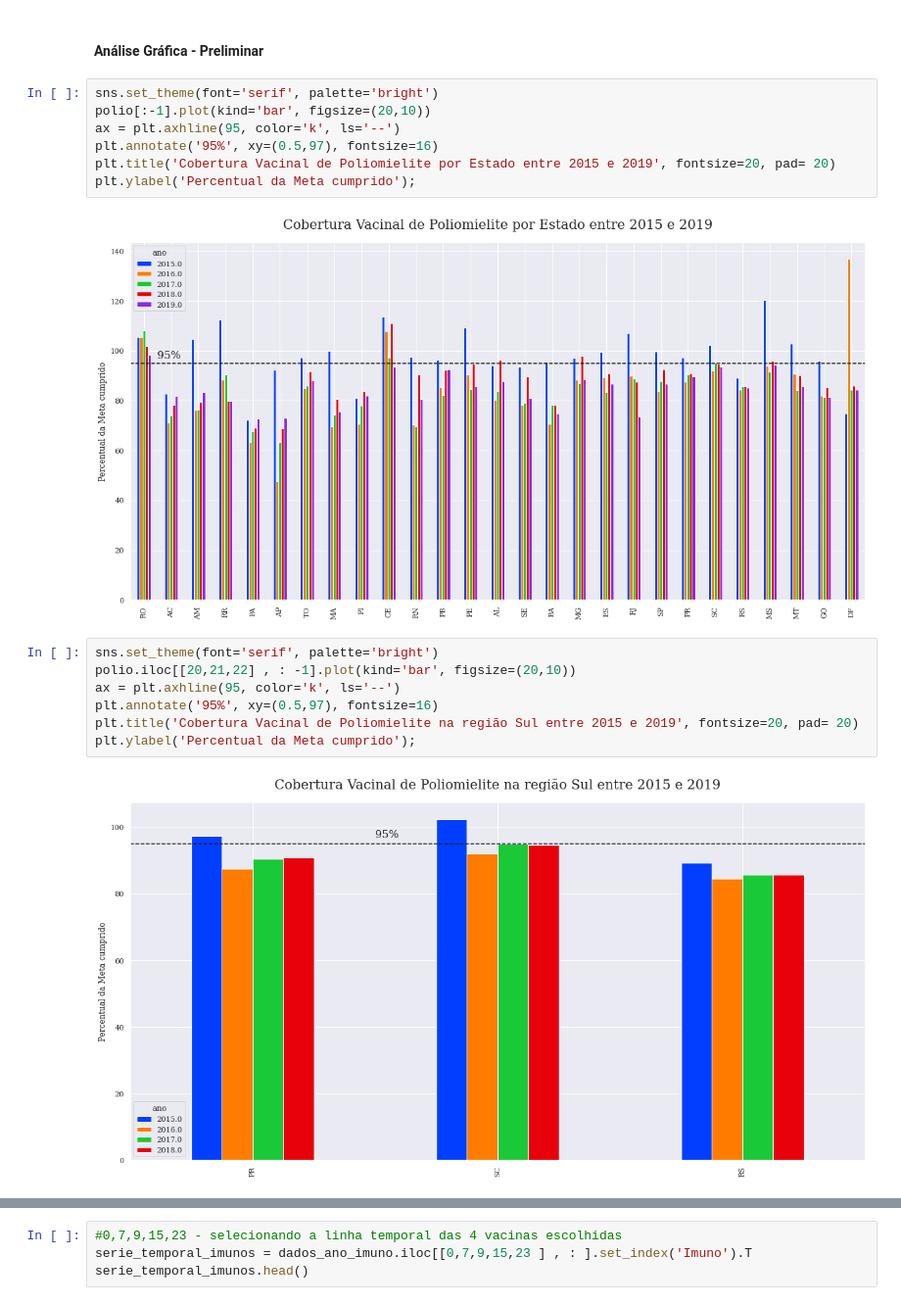
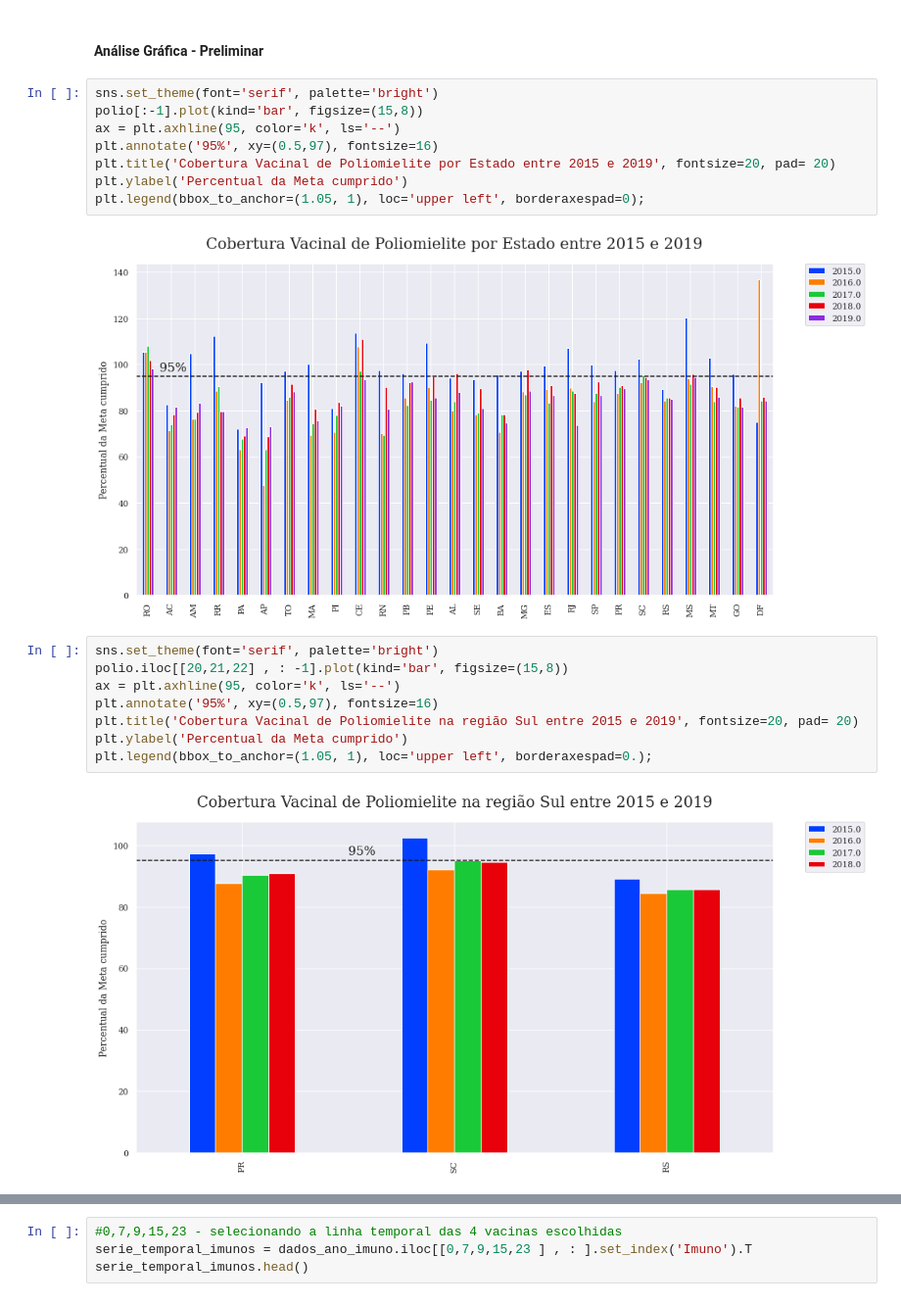
Before and after one commit to ClarisseAlvarenga/bootcamp_alura, a Jupyter notebook: modulo2/Clarisse_Alvarenga_Bootcamp_Alura_Projeto_Módulo_02.ipynb, the cells around one changed output, grey strips where cells are left out. Shown: that part at 98% size. Saved outputs shown, nothing was run; the diff lists cells and outputs as text.

```diff
--- a/modulo2/Clarisse_Alvarenga_Bootcamp_Alura_Projeto_Módulo_02.ipynb
+++ b/modulo2/Clarisse_Alvarenga_Bootcamp_Alura_Projeto_Módulo_02.ipynb
@@ -152,19 +313,21 @@ Index(['BCG', 'Hepatite B  em crianças até 30 dias', 'Rotavírus Humano',
 #### **Análise Gráfica - Preliminar**
 # %%
 sns.set_theme(font='serif', palette='bright')
-polio[:-1].plot(kind='bar', figsize=(20,10))
+polio[:-1].plot(kind='bar', figsize=(15,8))
 ax = plt.axhline(95, color='k', ls='--')
 plt.annotate('95%', xy=(0.5,97), fontsize=16)
 plt.title('Cobertura Vacinal de Poliomielite por Estado entre 2015 e 2019', fontsize=20, pad= 20)
-plt.ylabel('Percentual da Meta cumprido');
+plt.ylabel('Percentual da Meta cumprido')
+plt.legend(bbox_to_anchor=(1.05, 1), loc='upper left', borderaxespad=0);
 # %% [output]
-[figure, old version]
+[figure, new version]
 # %%
 sns.set_theme(font='serif', palette='bright')
-polio.iloc[[20,21,22] , : -1].plot(kind='bar', figsize=(20,10))
+polio.iloc[[20,21,22] , : -1].plot(kind='bar', figsize=(15,8))
 ax = plt.axhline(95, color='k', ls='--')
 plt.annotate('95%', xy=(0.5,97), fontsize=16)
 plt.title('Cobertura Vacinal de Poliomielite na região Sul entre 2015 e 2019', fontsize=20, pad= 20)
-plt.ylabel('Percentual da Meta cumprido');
+plt.ylabel('Percentual da Meta cumprido')
+plt.legend(bbox_to_anchor=(1.05, 1), loc='upper left', borderaxespad=0.);
 # %% [output]
-[figure, old version]
+[figure, new version]
```
Also changed, not shown: parts of 69 cells of this notebook.
